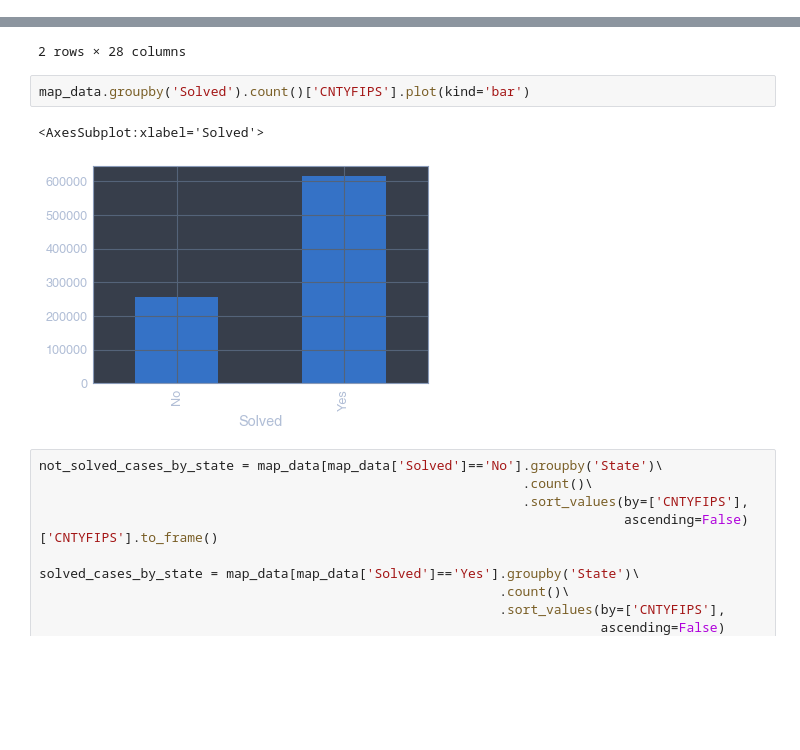
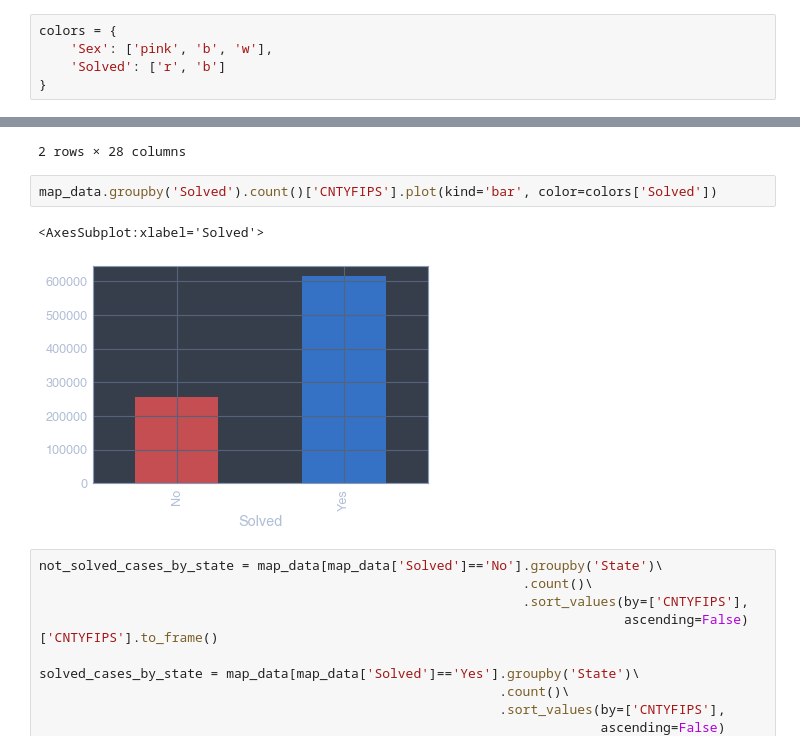
Before and after one commit to fadeeva/weird_projects, a Jupyter notebook: Serial_Killers/Data_from_MAP.ipynb, the cells around one changed output, grey strips where cells are left out. Drawn from its saved outputs; the diff is of its cells as text; blank space fills up the shorter version.

```diff
--- a/Serial_Killers/Data_from_MAP.ipynb
+++ b/Serial_Killers/Data_from_MAP.ipynb
@@ -25,6 +25,11 @@ map_data.head()
 | 197601001AL00106 | Jefferson, AL | AL00106 | Alabama | Leeds | Municipal police | FBI | Yes | 1976 | January | 1 | ... | ... |
 | 197601001AL00201 | Mobile, AL | AL00201 | Alabama | Mobile | Municipal police | FBI | Yes | 1976 | January | 1 | ... | ... |
 5 rows × 29 columns
+# %%
+colors = {
+    'Sex': ['pink', 'b', 'w'],
+    'Solved': ['r', 'b']
+}
 # %% [markdown]
 ## General Information about the data
 # %%
@@ -94,10 +138,10 @@ map_data.groupby('Solved').count()
 | Yes | 614068 | 614068 | 614068 | 614068 | 614068 | 614068 | 614068 | 614068 | 614068 | 614068 | ... |
 2 rows × 28 columns
 # %%
-map_data.groupby('Solved').count()['CNTYFIPS'].plot(kind='bar')
+map_data.groupby('Solved').count()['CNTYFIPS'].plot(kind='bar', color=colors['Solved'])
 # %% [output]
 <AxesSubplot:xlabel='Solved'>
-[figure, old version]
+[figure, new version]
 # %%
 not_solved_cases_by_state = map_data[map_data['Solved']=='No'].groupby('State')\
                                                               .count()\
```
Also changed, not shown: parts of 23 cells of this notebook.
